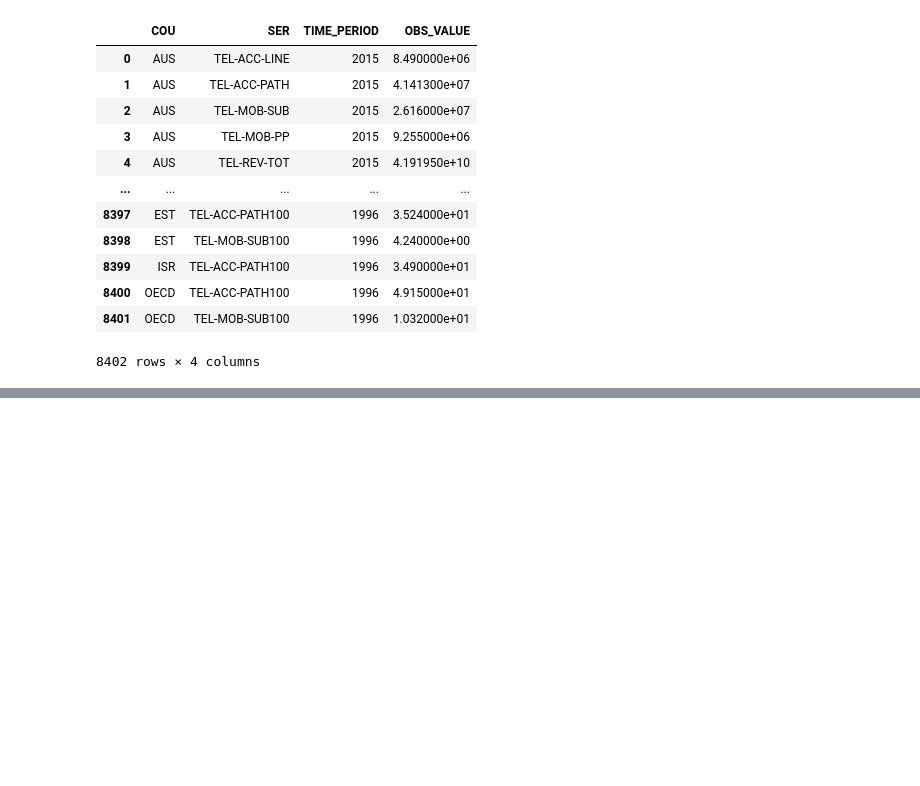
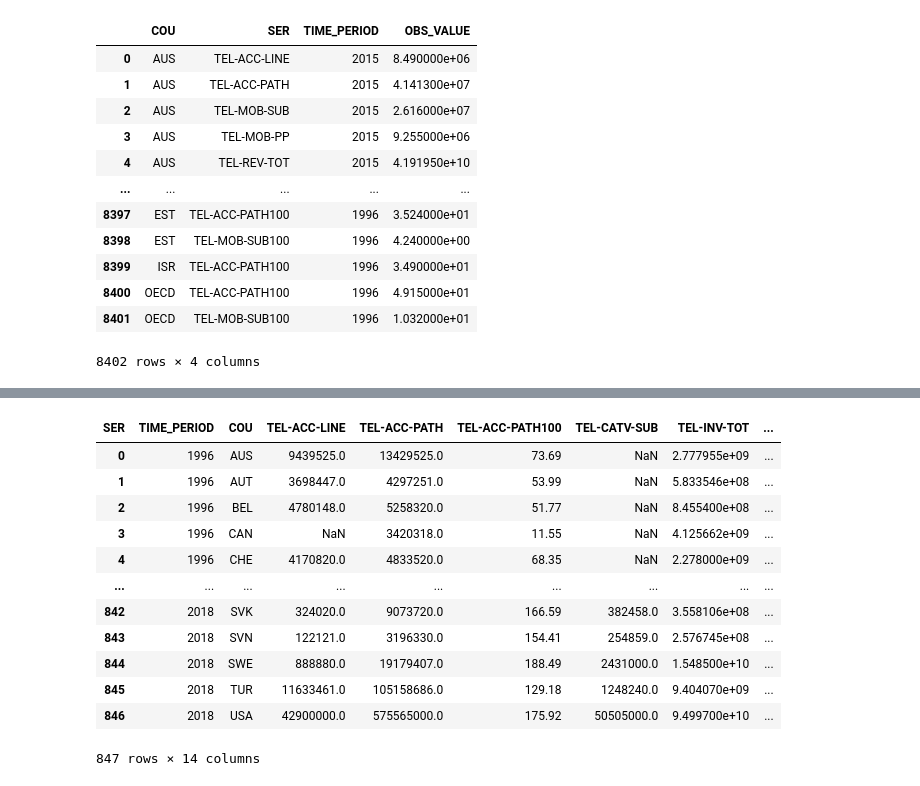
Before and after one commit to Said78z/projet_telecom, a Jupyter notebook: projet_telecom.ipynb, the cells around one changed output, grey strips where cells are left out. Drawn from its saved outputs; the diff is of its cells as text; code cells hidden in the pictures; blank space fills up the shorter version.

```diff
--- a/projet_telecom.ipynb
+++ b/projet_telecom.ipynb
@@ -83,3 +174,22 @@ df
+# %%
+# colonne série non exploitable => pivot
+#dff = df.pivot(index ="COU",columns=['SER','TIME_PERIOD'],values='OBS_VALUE')
+dff = df.pivot(index =['TIME_PERIOD',"COU"],columns='SER',values='OBS_VALUE')
+dff.reset_index()
+# %% [output]
+| SER | TIME_PERIOD | COU | TEL-ACC-LINE | TEL-ACC-PATH | TEL-ACC-PATH100 | TEL-CATV-SUB | TEL-INV-TOT | ... |
+| 0 | 1996 | AUS | 9439525.0 | 13429525.0 | 73.69 | NaN | 2.777955e+09 | ... |
+| 1 | 1996 | AUT | 3698447.0 | 4297251.0 | 53.99 | NaN | 5.833546e+08 | ... |
+| 2 | 1996 | BEL | 4780148.0 | 5258320.0 | 51.77 | NaN | 8.455400e+08 | ... |
+| 3 | 1996 | CAN | NaN | 3420318.0 | 11.55 | NaN | 4.125662e+09 | ... |
+| 4 | 1996 | CHE | 4170820.0 | 4833520.0 | 68.35 | NaN | 2.278000e+09 | ... |
+| ... | ... | ... | ... | ... | ... | ... | ... | ... |
+| 842 | 2018 | SVK | 324020.0 | 9073720.0 | 166.59 | 382458.0 | 3.558106e+08 | ... |
+| 843 | 2018 | SVN | 122121.0 | 3196330.0 | 154.41 | 254859.0 | 2.576745e+08 | ... |
+| 844 | 2018 | SWE | 888880.0 | 19179407.0 | 188.49 | 2431000.0 | 1.548500e+10 | ... |
+| 845 | 2018 | TUR | 11633461.0 | 105158686.0 | 129.18 | 1248240.0 | 9.404070e+09 | ... |
+| 846 | 2018 | USA | 42900000.0 | 575565000.0 | 175.92 | 50505000.0 | 9.499700e+10 | ... |
+847 rows × 14 columns
 # %%
 #analyse 2:
 import seaborn as sns
```
Also changed, not shown: parts of 2 cells of this notebook.
